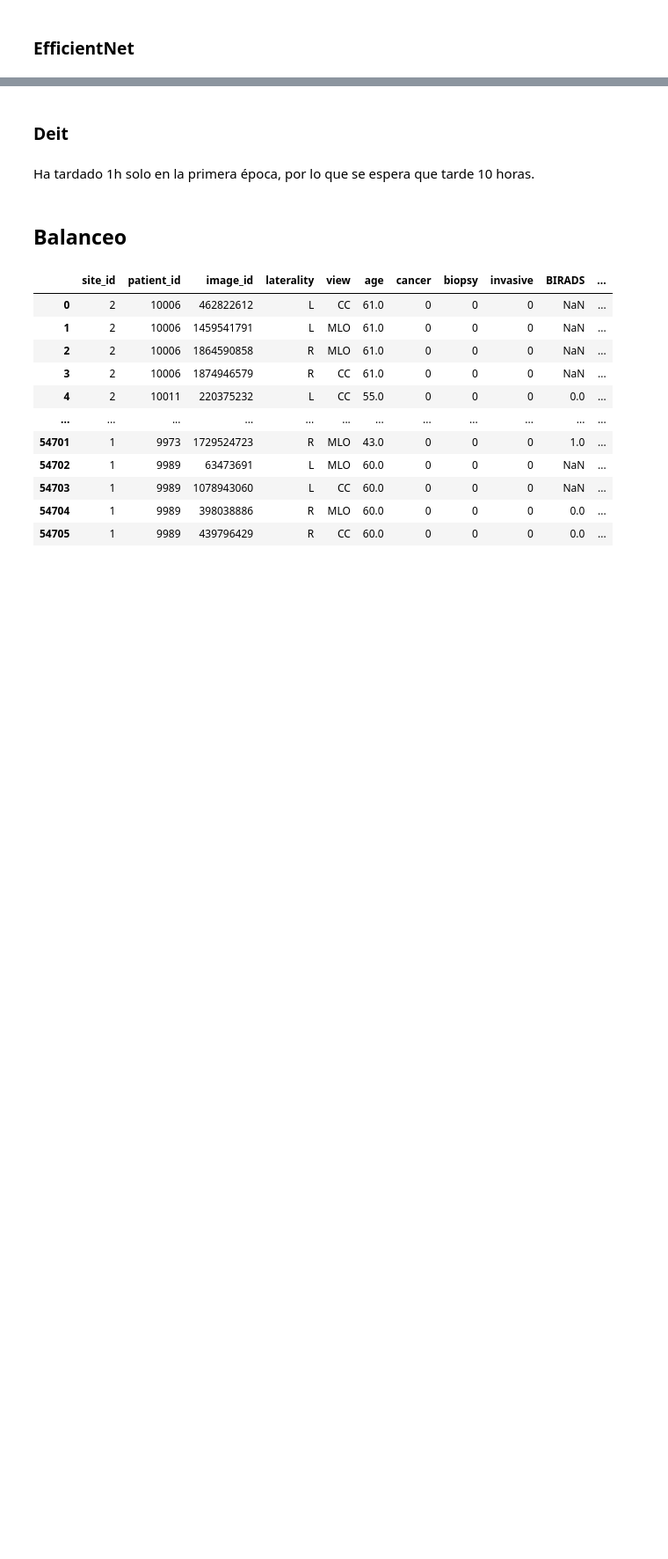
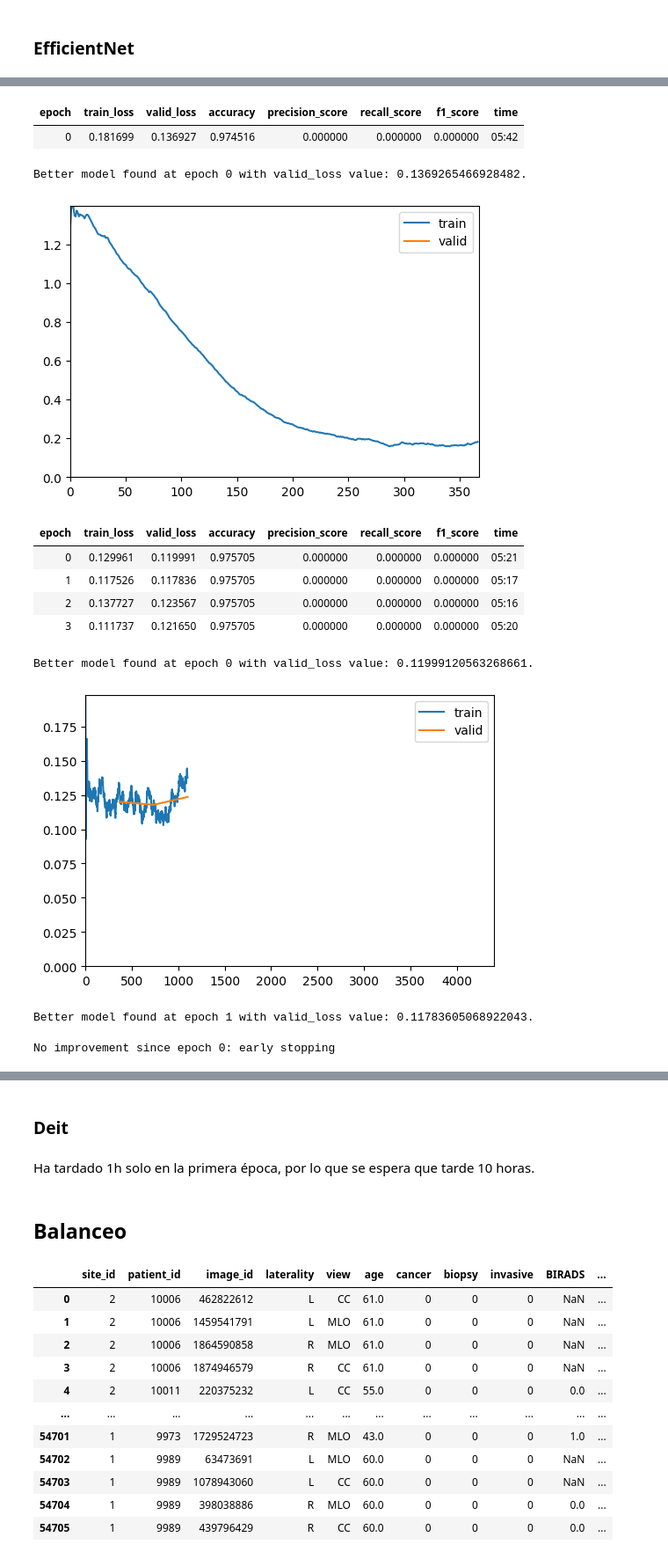
Before and after one commit to inigo99/CancerDetection, a Jupyter notebook: TFM.ipynb, the cells around one changed output, grey strips where cells are left out. Shown at 88% size. Cells and saved outputs as stored; diff of their text form; code cells hidden in the pictures; blank space fills up the shorter version.

```diff
--- a/TFM.ipynb
+++ b/TFM.ipynb
@@ -130,0 +125,16 @@ SuggestedLRs(valley=0.010964781977236271)
+# %%
+learn.fine_tune(12, base_lr=1e-2)
+# %% [output]
+| epoch | train_loss | valid_loss | accuracy | precision_score | recall_score | f1_score | time |
+| 0 | 0.181699 | 0.136927 | 0.974516 | 0.000000 | 0.000000 | 0.000000 | 05:42 |
+Better model found at epoch 0 with valid_loss value: 0.1369265466928482.
+[figure, added]
+| epoch | train_loss | valid_loss | accuracy | precision_score | recall_score | f1_score | time |
+| 0 | 0.129961 | 0.119991 | 0.975705 | 0.000000 | 0.000000 | 0.000000 | 05:21 |
+| 1 | 0.117526 | 0.117836 | 0.975705 | 0.000000 | 0.000000 | 0.000000 | 05:17 |
+| 2 | 0.137727 | 0.123567 | 0.975705 | 0.000000 | 0.000000 | 0.000000 | 05:16 |
+| 3 | 0.111737 | 0.121650 | 0.975705 | 0.000000 | 0.000000 | 0.000000 | 05:20 |
+Better model found at epoch 0 with valid_loss value: 0.11999120563268661.
+[figure, added]
+Better model found at epoch 1 with valid_loss value: 0.11783605068922043.
+No improvement since epoch 0: early stopping
```
Also changed, not shown: parts of 32 cells of this notebook.
